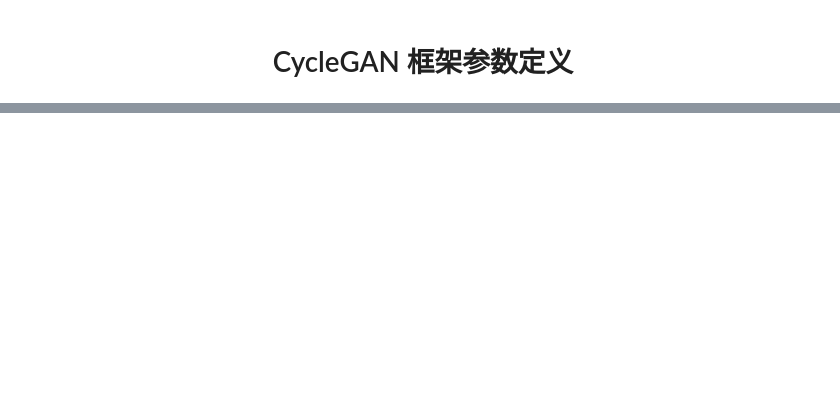
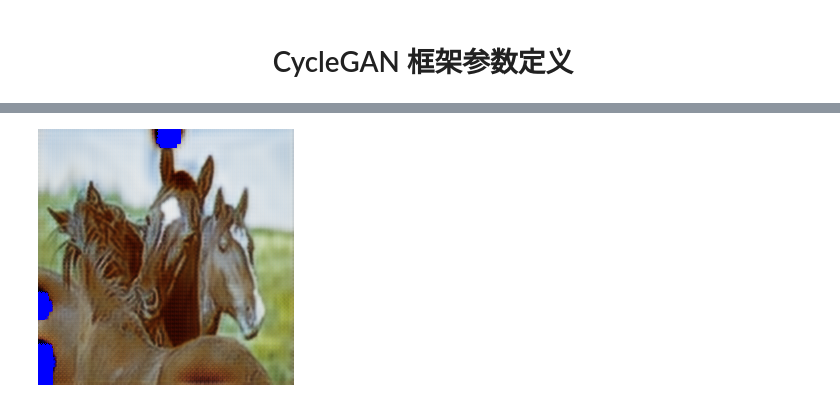
Before and after one commit to qrsforever/hzcsnote, a Jupyter notebook: gan/docs/gan_parameters.ipynb, the cells around one changed output, grey strips where cells are left out. Saved outputs shown, nothing was run; the diff lists cells and outputs as text; code cells hidden in the pictures; blank space fills up the shorter version.

```diff
--- a/gan/docs/gan_parameters.ipynb
+++ b/gan/docs/gan_parameters.ipynb
@@ -38,0 +240,4 @@ gan_mode | string | lsgan | vanilla<br>lsgan<br>wgangp | GAN目标类型
+# %%
+Image.open(BytesIO(results['rec_A']))
+# %% [output]
+[figure, added]
```
Also changed, not shown: parts of 46 cells of this notebook, 2 other files.
